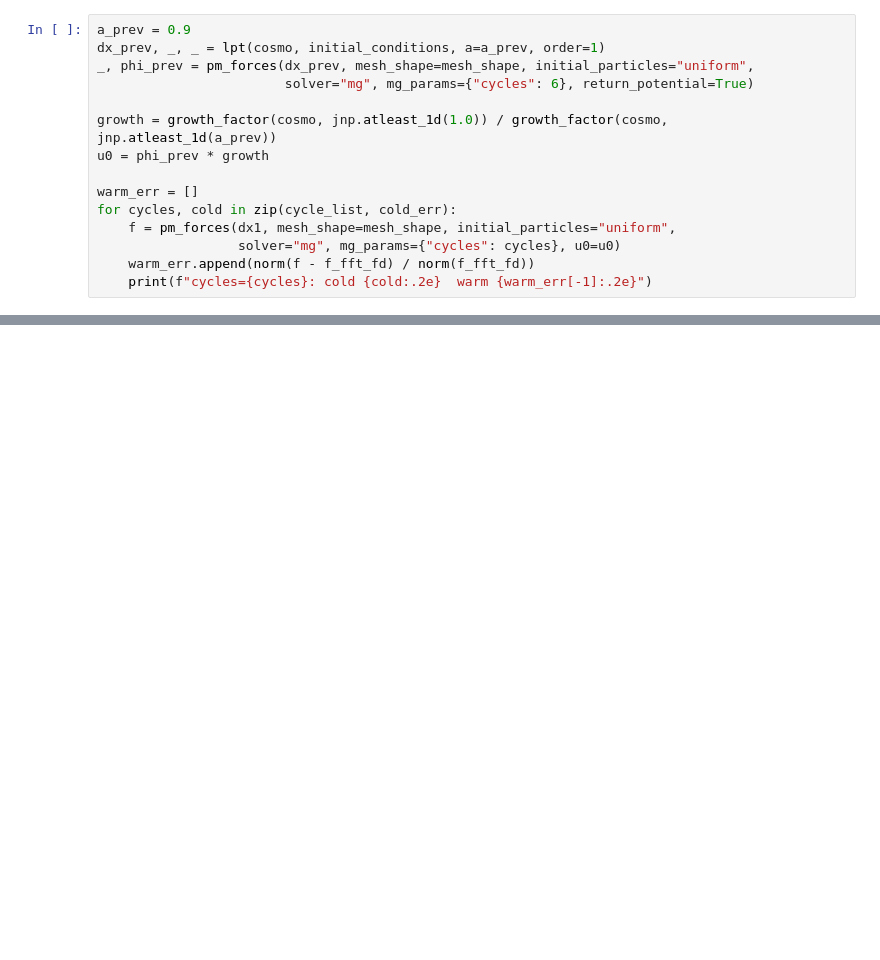
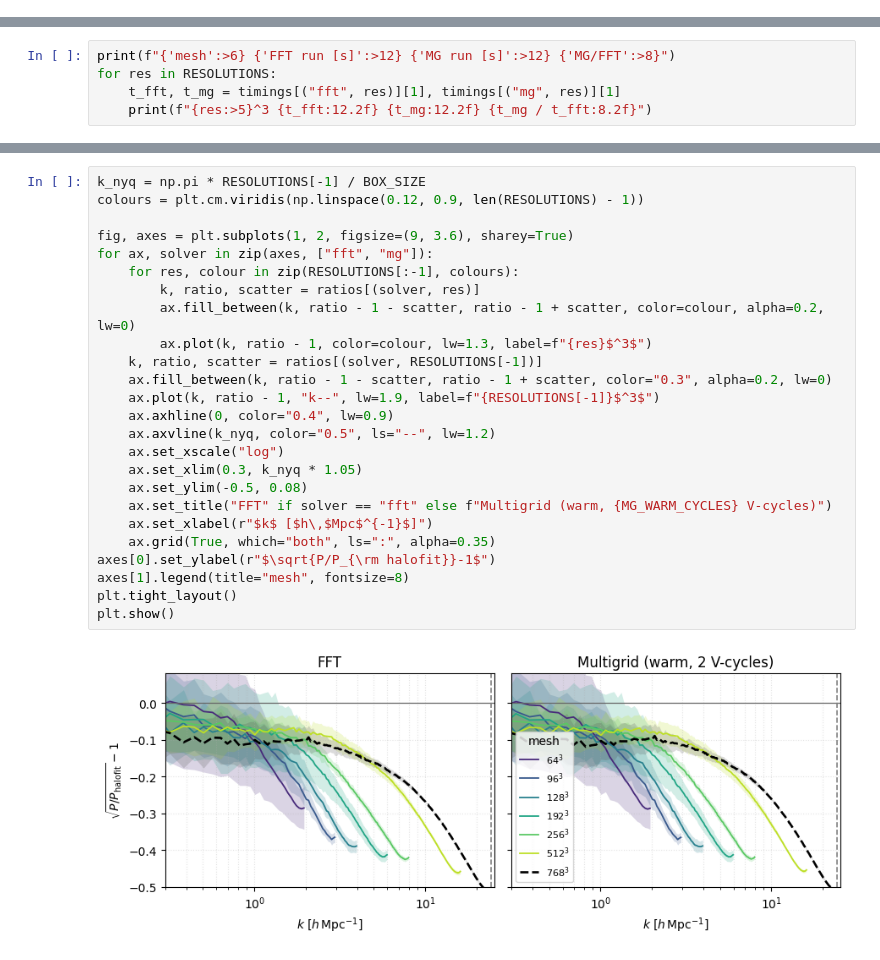
Before and after one commit to DifferentiableUniverseInitiative/JaxPM, a Jupyter notebook: docs/notebooks/09-Multigrid_Poisson_Solver.ipynb, the cells around one changed output, grey strips where cells are left out. Cells and saved outputs as stored; diff of their text form; blank space fills up the shorter version.

```diff
--- a/docs/notebooks/09-Multigrid_Poisson_Solver.ipynb
+++ b/docs/notebooks/09-Multigrid_Poisson_Solver.ipynb
@@ -159,15 +67,0 @@ $D(1)/D(0.9)$, is passed as `u0` for the solve at $a = 1$. `return_potential=Tru
-# %%
-a_prev = 0.9
-dx_prev, _, _ = lpt(cosmo, initial_conditions, a=a_prev, order=1)
-_, phi_prev = pm_forces(dx_prev, mesh_shape=mesh_shape, initial_particles="uniform",
-                        solver="mg", mg_params={"cycles": 6}, return_potential=True)
-
-growth = growth_factor(cosmo, jnp.atleast_1d(1.0)) / growth_factor(cosmo, jnp.atleast_1d(a_prev))
-u0 = phi_prev * growth
-
-warm_err = []
-for cycles, cold in zip(cycle_list, cold_err):
-    f = pm_forces(dx1, mesh_shape=mesh_shape, initial_particles="uniform",
-                  solver="mg", mg_params={"cycles": cycles}, u0=u0)
-    warm_err.append(norm(f - f_fft_fd) / norm(f_fft_fd))
-    print(f"cycles={cycles}: cold {cold:.2e}  warm {warm_err[-1]:.2e}")
@@ -271,0 +162,5 @@ plt.show()
+# %%
+print(f"{'mesh':>6} {'FFT run [s]':>12} {'MG run [s]':>12} {'MG/FFT':>8}")
+for res in RESOLUTIONS:
+    t_fft, t_mg = timings[("fft", res)][1], timings[("mg", res)][1]
+    print(f"{res:>5}^3 {t_fft:12.2f} {t_mg:12.2f} {t_mg / t_fft:8.2f}")
@@ -271,0 +180,27 @@ plt.show()
+# %%
+k_nyq = np.pi * RESOLUTIONS[-1] / BOX_SIZE
+colours = plt.cm.viridis(np.linspace(0.12, 0.9, len(RESOLUTIONS) - 1))
+
+fig, axes = plt.subplots(1, 2, figsize=(9, 3.6), sharey=True)
+for ax, solver in zip(axes, ["fft", "mg"]):
+    for res, colour in zip(RESOLUTIONS[:-1], colours):
+        k, ratio, scatter = ratios[(solver, res)]
+        ax.fill_between(k, ratio - 1 - scatter, ratio - 1 + scatter, color=colour, alpha=0.2, lw=0)
+        ax.plot(k, ratio - 1, color=colour, lw=1.3, label=f"{res}$^3$")
+    k, ratio, scatter = ratios[(solver, RESOLUTIONS[-1])]
+    ax.fill_between(k, ratio - 1 - scatter, ratio - 1 + scatter, color="0.3", alpha=0.2, lw=0)
+    ax.plot(k, ratio - 1, "k--", lw=1.9, label=f"{RESOLUTIONS[-1]}$^3$")
+    ax.axhline(0, color="0.4", lw=0.9)
+    ax.axvline(k_nyq, color="0.5", ls="--", lw=1.2)
+    ax.set_xscale("log")
+    ax.set_xlim(0.3, k_nyq * 1.05)
+    ax.set_ylim(-0.5, 0.08)
+    ax.set_title("FFT" if solver == "fft" else f"Multigrid (warm, {MG_WARM_CYCLES} V-cycles)")
+    ax.set_xlabel(r"$k$ [$h\,$Mpc$^{-1}$]")
+    ax.grid(True, which="both", ls=":", alpha=0.35)
+axes[0].set_ylabel(r"$\sqrt{P/P_{\rm halofit}}-1$")
+axes[1].legend(title="mesh", fontsize=8)
+plt.tight_layout()
+plt.show()
+# %% [output]
+[figure, added]
```
Also changed, not shown: parts of 31 cells of this notebook, 1 other file.
